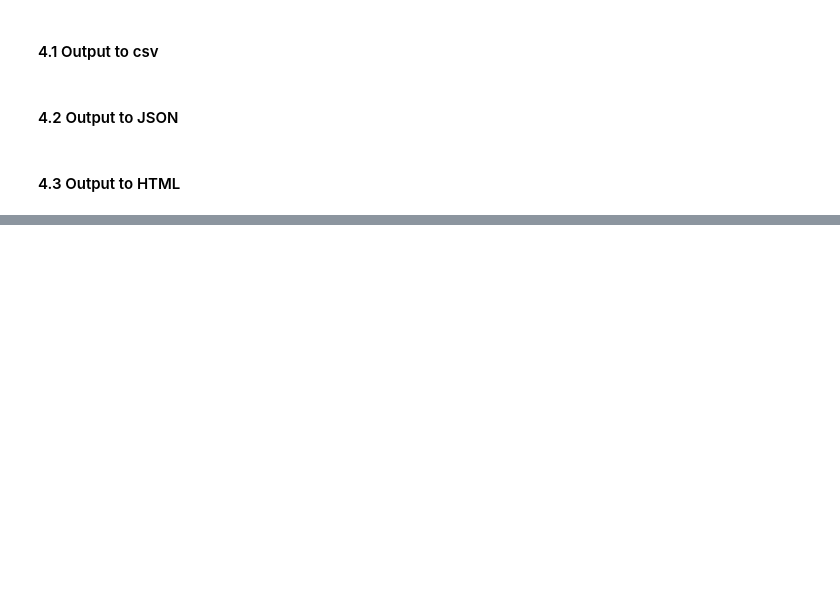
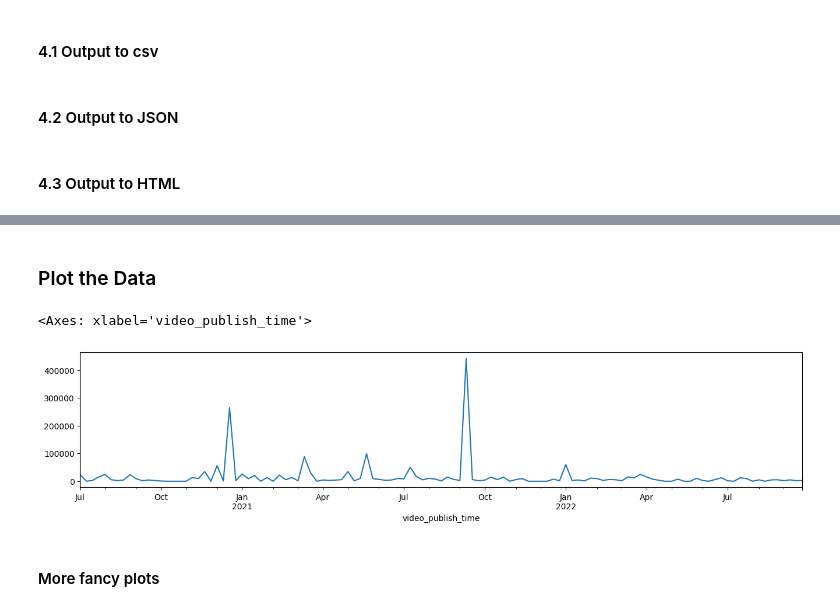
Before and after one commit to t-monaco/ml_basics-AI, a Jupyter notebook: pandas/pandas_basics.ipynb, the cells around one changed output, grey strips where cells are left out. Drawn from its saved outputs; the diff is of its cells as text; code cells hidden in the pictures; blank space fills up the shorter version.

```diff
--- a/pandas/pandas_basics.ipynb
+++ b/pandas/pandas_basics.ipynb
@@ -433,0 +447,2 @@ df.to_html('./df_output.html')
+# %%
+raw = pd.read_csv('https://raw.githubusercontent.com/Sven-Bo/datasets/master/YouTube_Data.csv')
@@ -433,0 +543,26 @@ df.to_html('./df_output.html')
+# %%
+def clean_df(df: pd.DataFrame, views_threshold=500):
+    remove_cols = ['Impressions', 'Content']
+    remove_nan_values = ['Video publish time', 'Impressions click-through rate (%)']
+    return (df
+            .drop(labels=remove_cols, axis='columns')
+            .dropna(subset=remove_nan_values)
+            .pipe(clean_columns)
+            .rename(
+                columns={
+                    'average_percentage_viewed_%': 'average_viewed_pct',
+                    'impressions_click_through_rate_%': 'impressions_ctr_pct'
+                }
+            )
+            .query('views > @views_threshold')
+            .assign(
+                video_publish_time=lambda df_: pd.to_datetime(df_.video_publish_time),
+                days_since_published=lambda df_: (pd.to_datetime('today') - df_.video_publish_time).dt.days.astype(int),
+                likes_per_day=lambda df_: (df_.likes / df_.days_since_published).round(2),
+                likes_to_view_ratio_pct= lambda df_: ((df_.likes / df_.views) * 100).round(2),
+                comments_to_view_ratio_pct= lambda df_: ((df_.comments_added / df_.views) * 100).round(2)
+            )
+           )
+
+df = clean_df(raw)
+df
@@ -433,0 +583,17 @@ df.to_html('./df_output.html')
+# %% [markdown]
+### Plot the Data
+# %%
+(df
+ .set_index('video_publish_time')
+ .sort_index()
+ .views
+ .resample('w')
+ .mean()
+ .fillna(0)
+ .plot(figsize=(16,3))
+)
+# %% [output]
+<Axes: xlabel='video_publish_time'>
+[figure, added]
+# %% [markdown]
+#### More fancy plots
```
Also changed, not shown: parts of 18 cells of this notebook.
